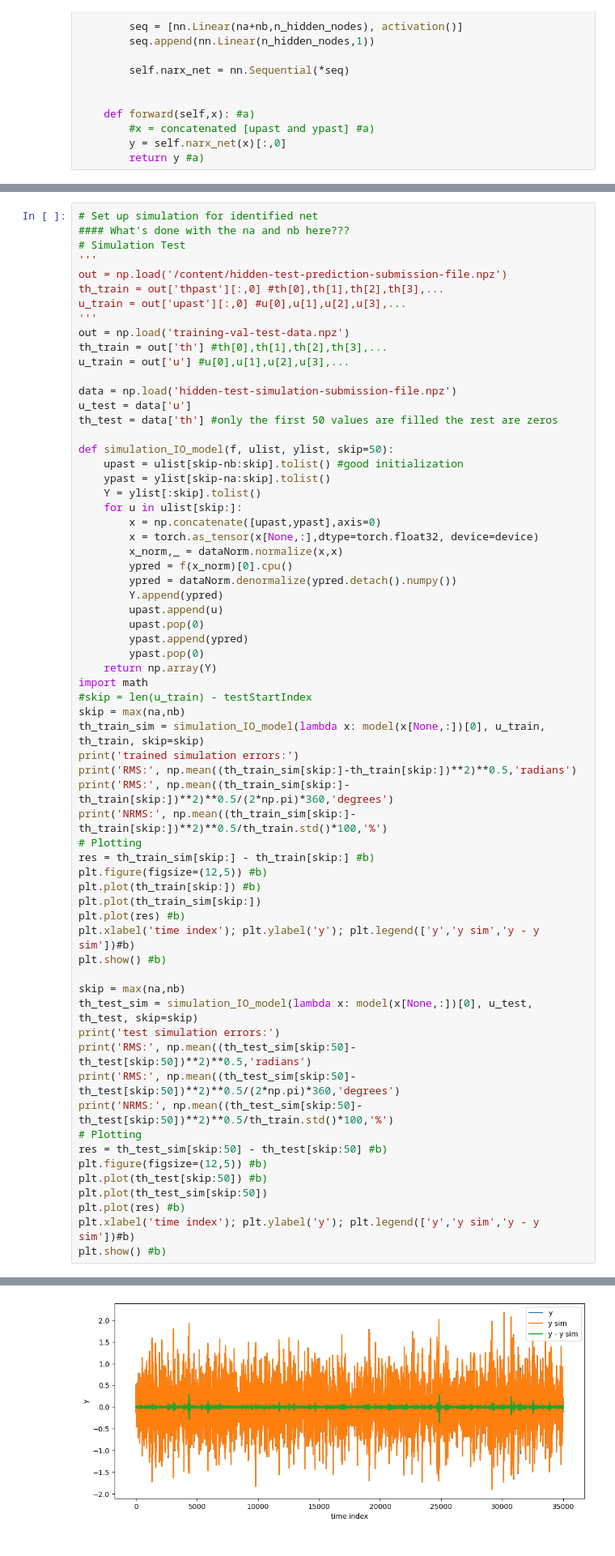
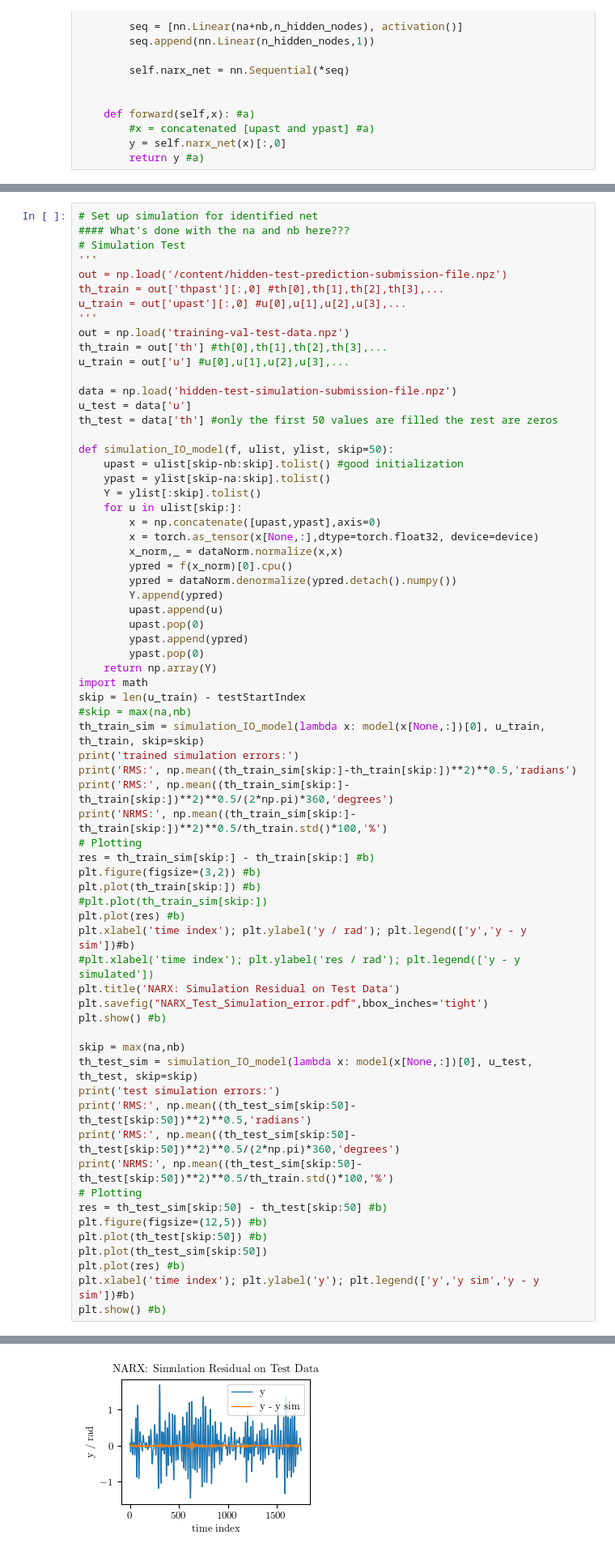
Before and after one commit to osilian/ml4sc-project, a Jupyter notebook: disc-benchmark-files/identification_NARX.ipynb, the cells around one changed output, grey strips where cells are left out. Shown at 81% size. Saved outputs shown, nothing was run; the diff lists cells and outputs as text.

Commit message:
Generate Paper Plots

```diff
--- a/disc-benchmark-files/identification_NARX.ipynb
+++ b/disc-benchmark-files/identification_NARX.ipynb
@@ -420,8 +450,8 @@ def simulation_IO_model(f, ulist, ylist, skip=50):
         ypast.pop(0)
     return np.array(Y)
 import math
-#skip = len(u_train) - testStartIndex
-skip = max(na,nb)
+skip = len(u_train) - testStartIndex
+#skip = max(na,nb)
 th_train_sim = simulation_IO_model(lambda x: model(x[None,:])[0], u_train, th_train, skip=skip)
 print('trained simulation errors:')
 print('RMS:', np.mean((th_train_sim[skip:]-th_train[skip:])**2)**0.5,'radians')
@@ -429,11 +459,14 @@ print('RMS:', np.mean((th_train_sim[skip:]-th_train[skip:])**2)**0.5/(2*np.pi)*3
 print('NRMS:', np.mean((th_train_sim[skip:]-th_train[skip:])**2)**0.5/th_train.std()*100,'%')
 # Plotting
 res = th_train_sim[skip:] - th_train[skip:] #b)
-plt.figure(figsize=(12,5)) #b)
+plt.figure(figsize=(3,2)) #b)
 plt.plot(th_train[skip:]) #b)
-plt.plot(th_train_sim[skip:])
+#plt.plot(th_train_sim[skip:])
 plt.plot(res) #b)
-plt.xlabel('time index'); plt.ylabel('y'); plt.legend(['y','y sim','y - y sim'])#b)
+plt.xlabel('time index'); plt.ylabel('y / rad'); plt.legend(['y','y - y sim'])#b)
+#plt.xlabel('time index'); plt.ylabel('res / rad'); plt.legend(['y - y simulated'])
+plt.title('NARX: Simulation Residual on Test Data')
+plt.savefig("NARX_Test_Simulation_error.pdf",bbox_inches='tight')
 plt.show() #b)
 
 skip = max(na,nb)
@@ -458,2 +491,2 @@ NRMS: 5.038182423311821 %
-[figure, old version]
+[figure, new version]
 test simulation errors:
```
Also changed, not shown: parts of 7 cells of this notebook.
